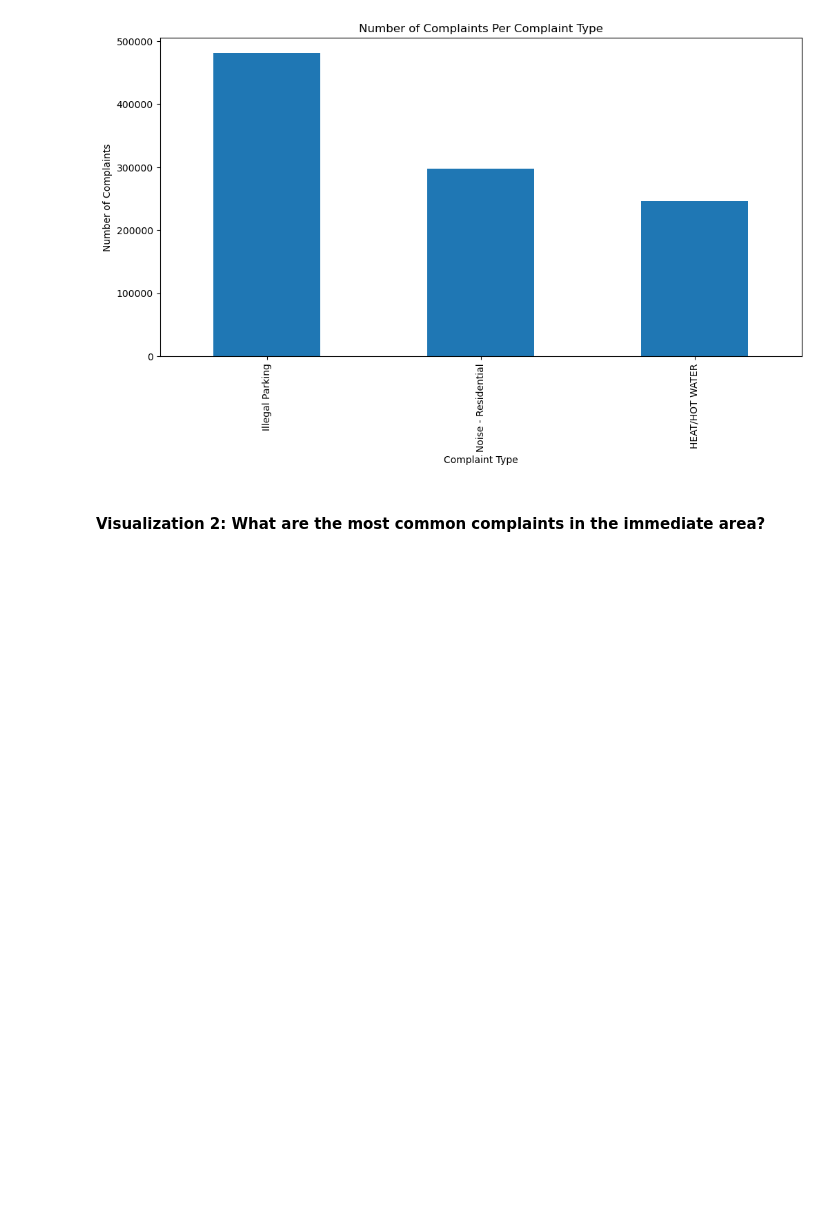
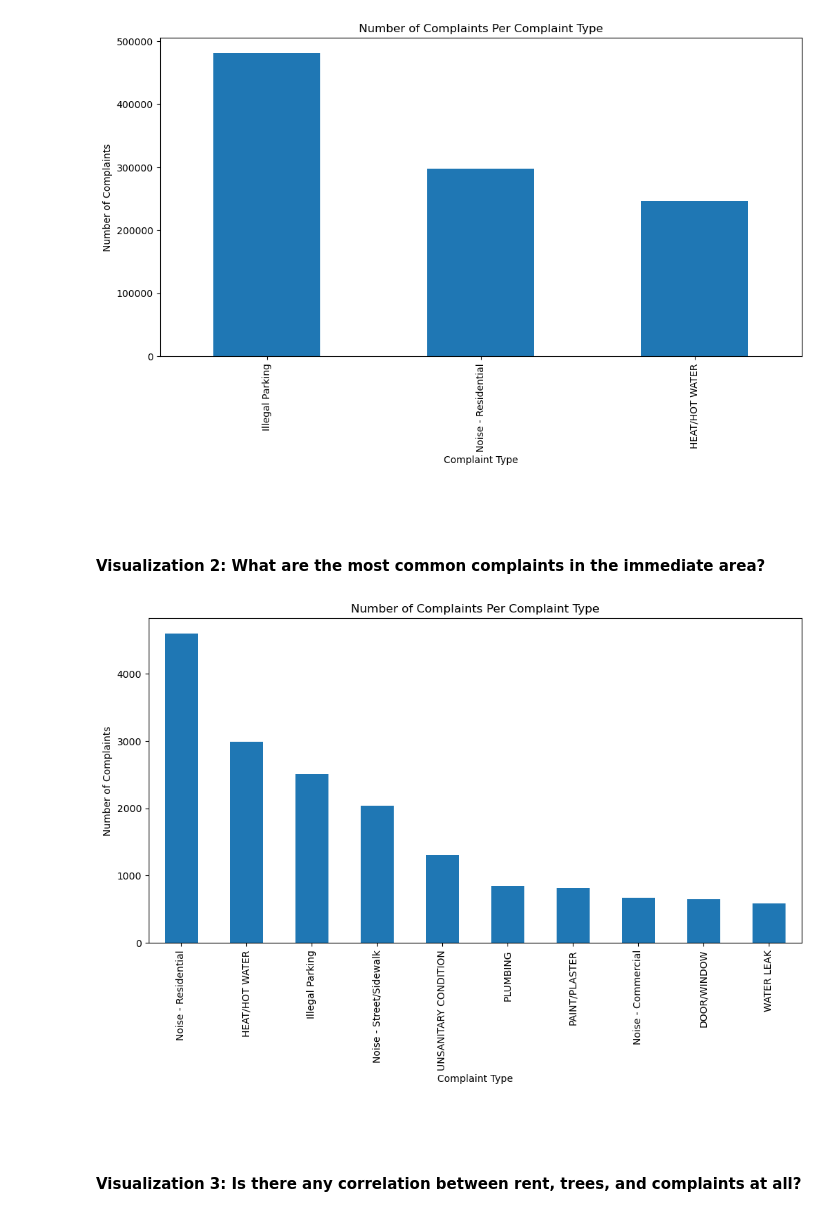
Before and after one commit to Moustafaban1/Project---Tools-for-Analytics-, a Jupyter notebook: Group 6 Final Project.ipynb, the cells around one changed output. Drawn from its saved outputs; the diff is of its cells as text; code cells hidden in the pictures; blank space fills up the shorter version.

```diff
--- a/Group 6 Final Project.ipynb
+++ b/Group 6 Final Project.ipynb
@@ -845,5 +845,7 @@ some_dataframe = get_data_for_visual_1()
 plot_visual_1(some_dataframe)
 # %% [output]
 [figure]
+# %% [markdown]
+####
 # %% [markdown]
 #### Visualization 2: What are the most common complaints in the immediate area?
@@ -849,0 +865,39 @@ plot_visual_1(some_dataframe)
+# %%
+def get_data_for_visual_2():
+    engine = create_engine(DB_URL)
+
+    # Define the query to retrieve data for the specified time frame
+    query = f"""
+        SELECT
+            complaint_type,
+            COUNT(*) AS num_complaints
+        FROM
+            complaints
+        WHERE
+            zip_code = '10027'
+            AND created_date >= '2023-03-01'
+            AND created_date <= '2024-02-29'
+        GROUP BY
+            complaint_type
+        ORDER BY
+            num_complaints DESC
+        LIMIT 10;
+    """
+    # Use the engine to connect and execute the query
+    with engine.connect() as conn:
+        result = conn.execute(text(query))
+        data = result.fetchall()
+
+    # Convert the result to a Pandas DataFrame
+    dataframe = pd.DataFrame(data, columns=['complaint_type','total_complaints'])
+
+    return dataframe
+# %%
+some_dataframe = get_data_for_visual_2()
+plot_visual_2(some_dataframe)
+# %% [output]
+[figure, added]
+# %% [markdown]
+####
+# %% [markdown]
+#### Visualization 3: Is there any correlation between rent, trees, and complaints at all?
```
Also changed, not shown: parts of 1 cell of this notebook.
